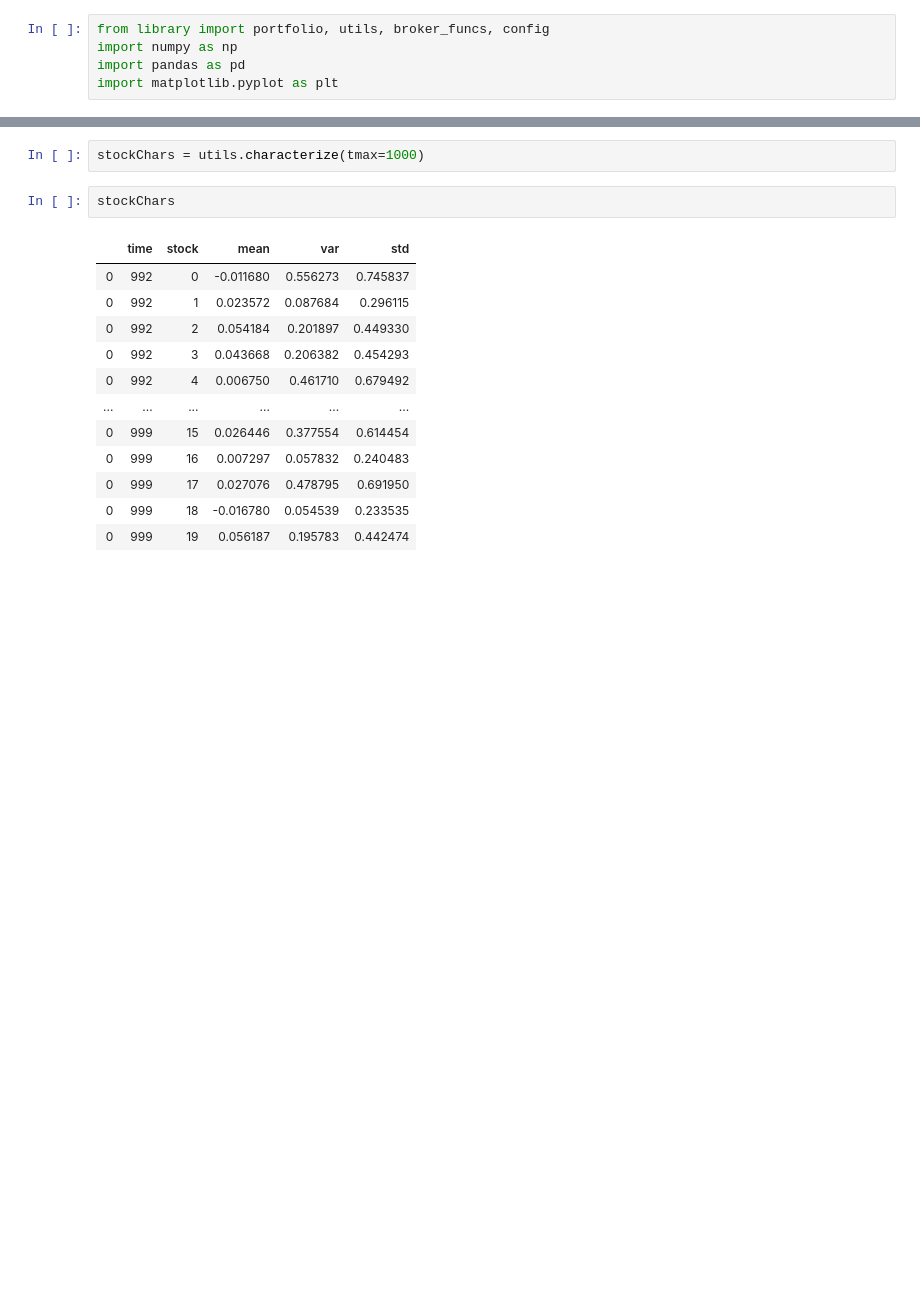
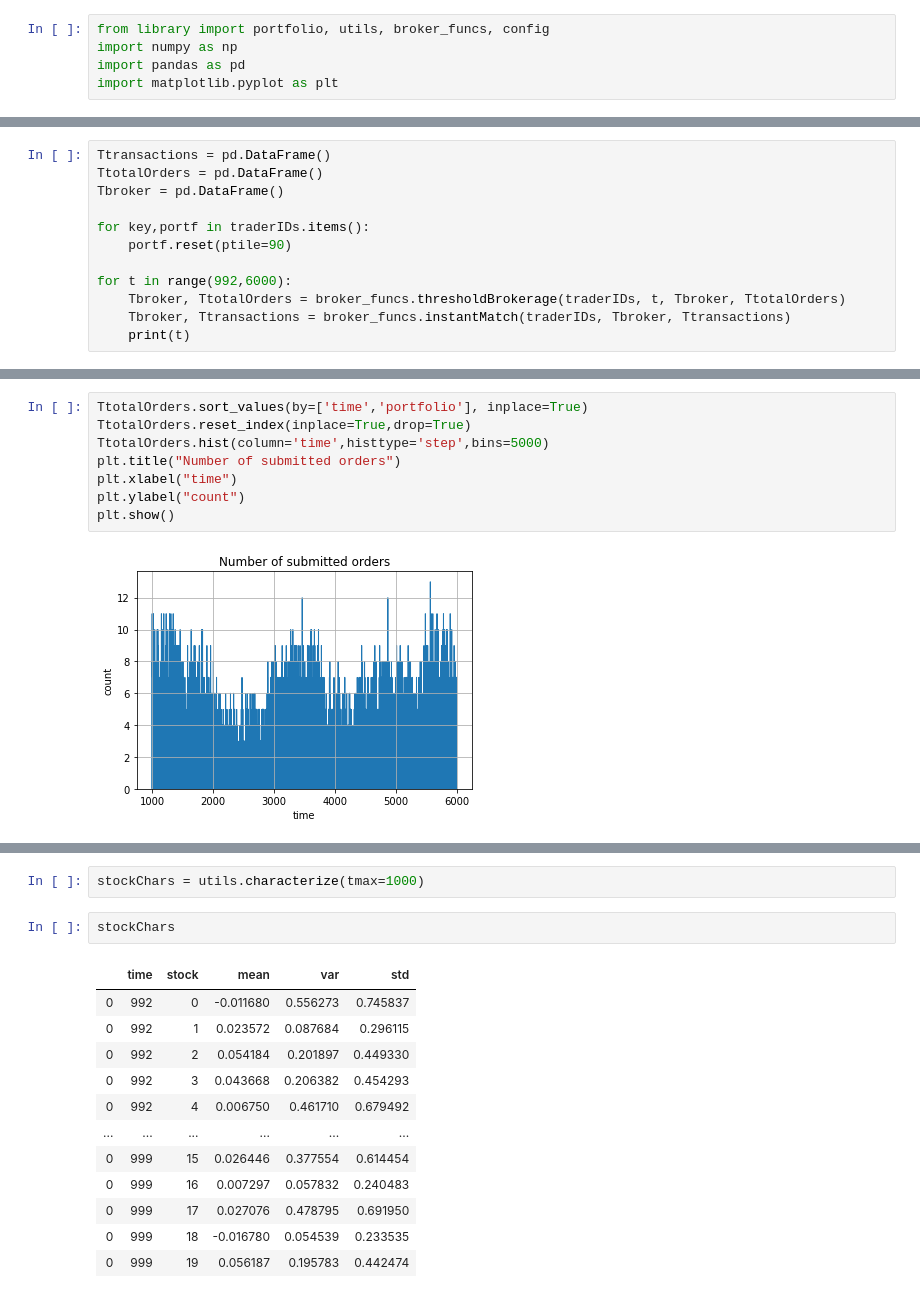
Before and after one commit to braedyn-au/StockMarketCascades, a Jupyter notebook: draft3_mainmodular.ipynb, the cells around one changed output, grey strips where cells are left out. Drawn from its saved outputs; the diff is of its cells as text; blank space fills up the shorter version.

Commit message:
portf gen with overlap

```diff
--- a/draft3_mainmodular.ipynb
+++ b/draft3_mainmodular.ipynb
@@ -44,0 +56,12 @@ plt.show()
+# %%
+Ttransactions = pd.DataFrame()
+TtotalOrders = pd.DataFrame()
+Tbroker = pd.DataFrame()
+
+for key,portf in traderIDs.items():
+    portf.reset(ptile=90)
+
+for t in range(992,6000):
+    Tbroker, TtotalOrders = broker_funcs.thresholdBrokerage(traderIDs, t, Tbroker, TtotalOrders)
+    Tbroker, Ttransactions = broker_funcs.instantMatch(traderIDs, Tbroker, Ttransactions)
+    print(t)
@@ -45 +101,11 @@ plt.show()
+# %%
+TtotalOrders.sort_values(by=['time','portfolio'], inplace=True)
+TtotalOrders.reset_index(inplace=True,drop=True)
+TtotalOrders.hist(column='time',histtype='step',bins=5000)
+plt.title("Number of submitted orders")
+plt.xlabel("time")
+plt.ylabel("count")
+plt.show()
+# %% [output]
+[figure, added]
 # %%
```
Also changed, not shown: parts of 19 cells of this notebook.
